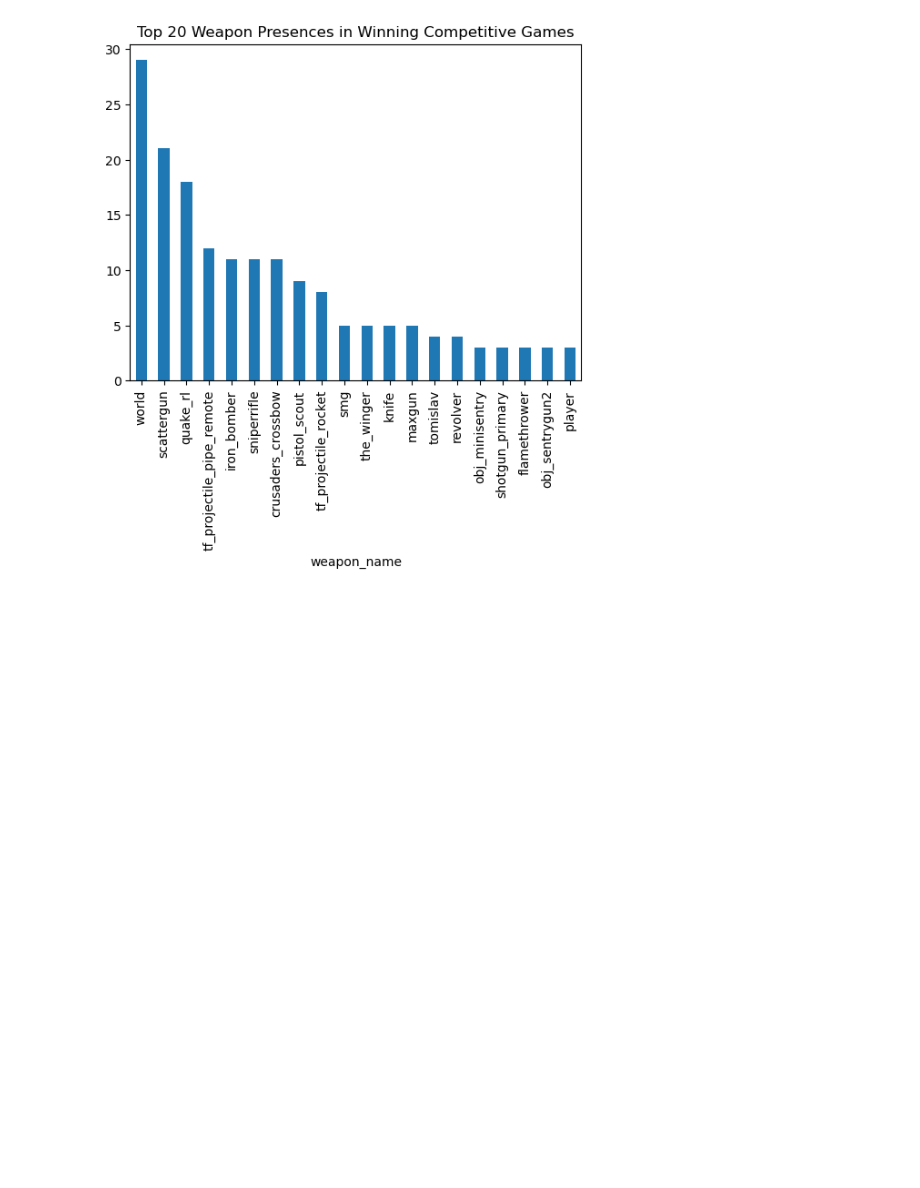
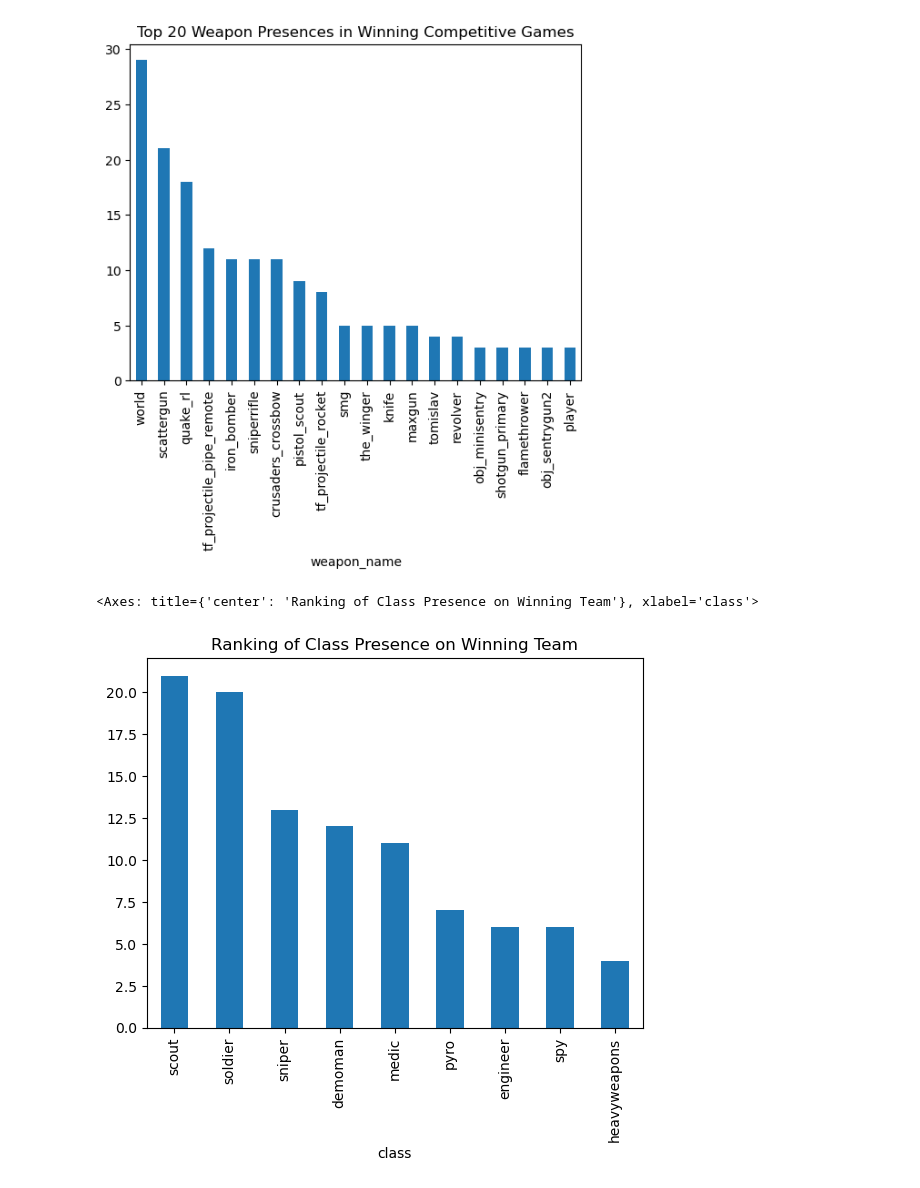
Before and after one commit to AlexPhilipsen/DataMiningProject, a Jupyter notebook: New/results.ipynb, the cells around one changed output. Drawn from its saved outputs; the diff is of its cells as text; code cells hidden in the pictures; blank space fills up the shorter version.

Commit message:
Added some results regarding classes

```diff
--- a/New/results.ipynb
+++ b/New/results.ipynb
@@ -291,3 +291,32 @@ weapon_uses.head(20).plot(kind='bar', title='Top 20 Weapon Presences in Winning
 # %% [output]
 <Axes: title={'center': 'Top 20 Weapon Presences in Winning Competitive Games'}, xlabel='weapon_name'>
 [figure]
+# %%
+c.execute("""SELECT player_class.game_ID, winner, player_ID, class
+          FROM player_class
+          INNER JOIN game_table
+          ON game_table.game_ID = player_class.game_ID""")
+
+results = c.fetchall()
+weapon_df = pd.DataFrame(results, columns=[desc[0] for desc in c.description])
+
+
+c.execute("""SELECT game_ID, player_ID, team
+          FROM game_player""")
+
+second_results = c.fetchall()
+player_df = pd.DataFrame(second_results, columns=[desc[0] for desc in c.description])
+
+class_df = pd.merge(weapon_df, player_df, on=['game_ID', 'player_ID'])
+class_df = class_df.drop_duplicates(subset=['game_ID', 'player_ID', 'class', 'winner'])
+losing_df = class_df[class_df['team'] != class_df['winner']]
+losing_df = losing_df.groupby(["class"]).agg('size')
+losing_df = losing_df.sort_values(ascending=False)
+class_df = class_df[class_df['team'] == class_df['winner']]
+
+class_uses = class_df.groupby(["class"]).agg('size')
+class_uses = class_uses.sort_values(ascending=False)
+class_uses.plot(kind='bar', title='Ranking of Class Presence on Winning Team')
+# %% [output]
+<Axes: title={'center': 'Ranking of Class Presence on Winning Team'}, xlabel='class'>
+[figure, added]
```
Also changed, not shown: parts of 1 cell of this notebook.
